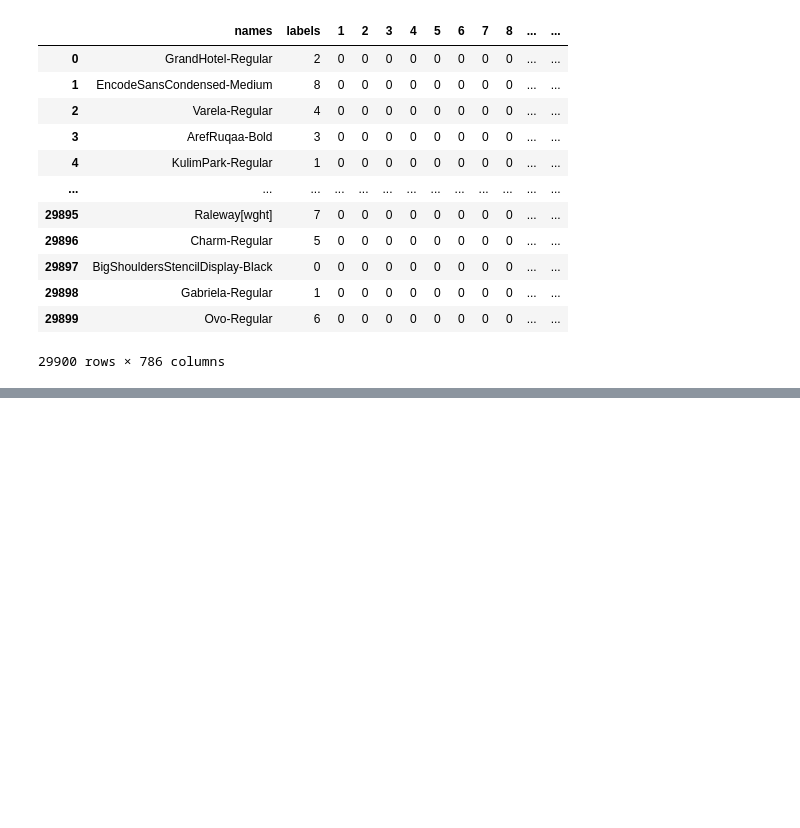
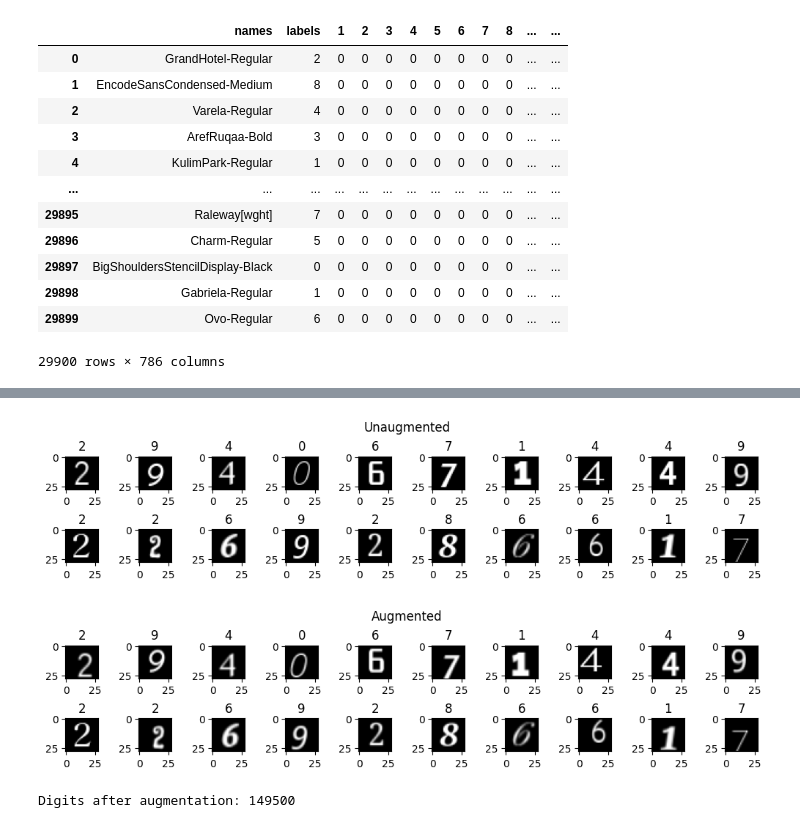
Before and after one commit to Taiters/sudoku-solver, a Jupyter notebook: notebooks/orientation.ipynb, the cells around one changed output, grey strips where cells are left out. Drawn from its saved outputs; the diff is of its cells as text; code cells hidden in the pictures; blank space fills up the shorter version.

```diff
--- a/notebooks/orientation.ipynb
+++ b/notebooks/orientation.ipynb
@@ -68,0 +74,15 @@ digits, labels = get_orientation_set(digits)
+# %%
+# As with digit recognition, it's only really the translations that are relevant (I add the 90/180/270 deg rotations later)
+augmentations = keras.Sequential([
+    # layers.RandomRotation(0.05),
+    # layers.RandomZoom((-0.2, 0), (-0.2, 0), fill_mode="constant", fill_value=0),
+    layers.RandomTranslation((-0.1, 0.1), (-0.1, 0.1), fill_mode="constant", fill_value=0),
+])
+
+samples = np.random.choice(len(digits), 20)
+
+augmented_digits = augmentations(digits[samples])
+
+view(digits[samples], labels[samples], title="Unaugmented", rows=2)
+view(augmented_digits, labels[samples], title="Augmented", rows=2)
+# %% [output]
@@ -68,0 +109,12 @@ digits, labels = get_orientation_set(digits)
+[figure, added]
+[figure, added]
+# %%
+# As a n00b I have no idea how to do this not in memory...
+x = np.concatenate([digits] + [augmentations(digits) for _ in range(4)])
+
+p = np.random.permutation(len(x))
+x = x[p]
+
+print("Digits after augmentation:", len(x))
+# %% [output]
+Digits after augmentation: 149500
```
Also changed, not shown: parts of 15 cells of this notebook, 26 other files.
